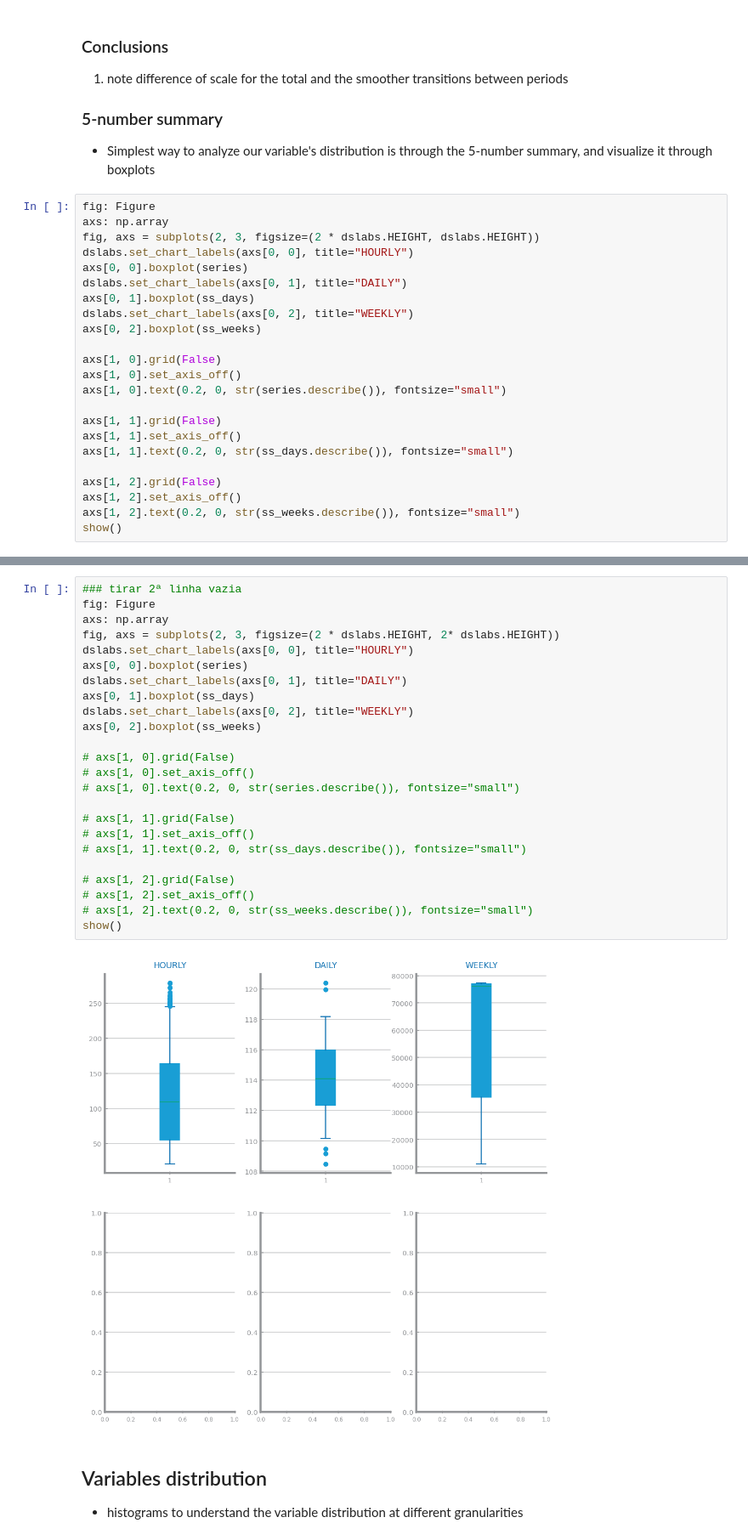
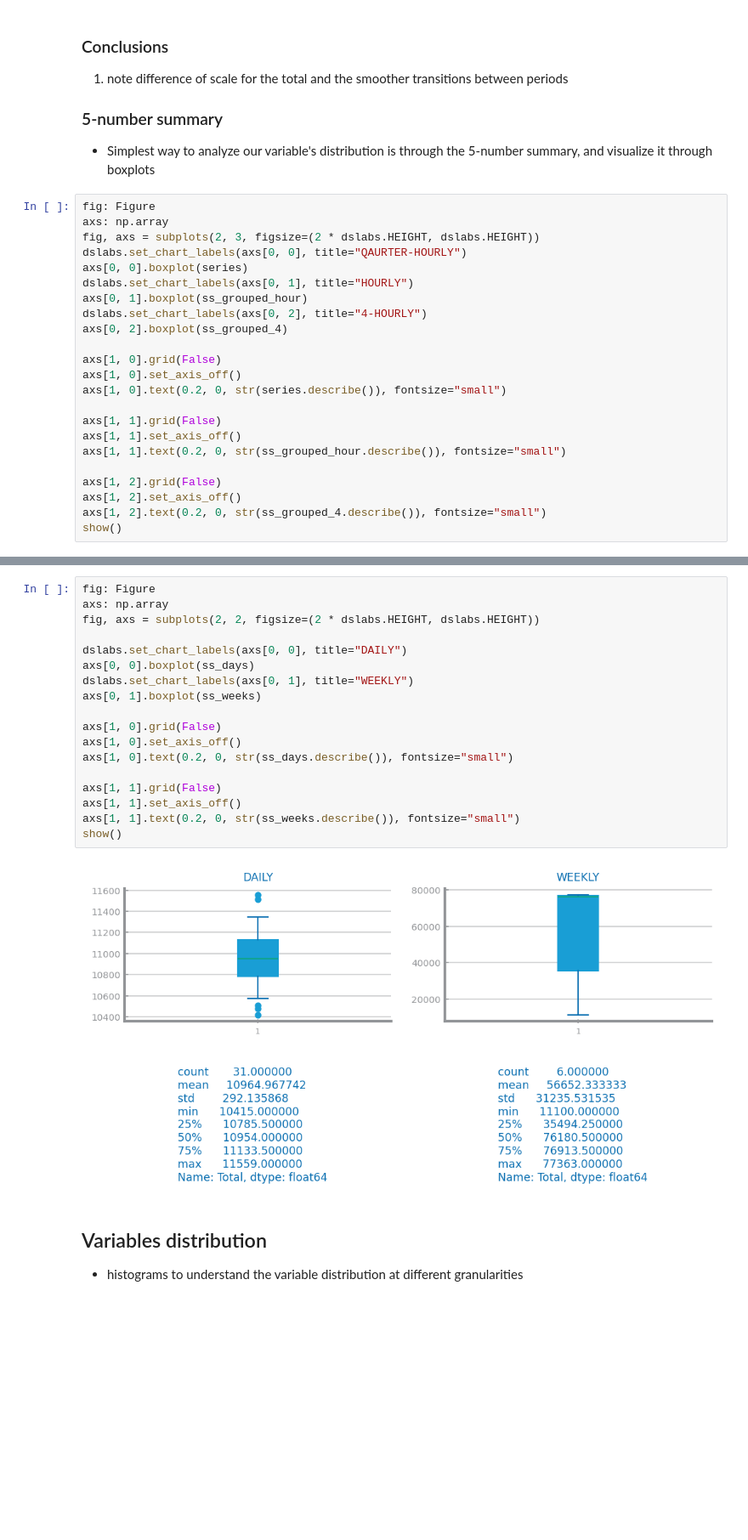
Before and after one commit to franciscoAbreuTecnico/Data-Science-IST, a Jupyter notebook: forecasting_services/data_profilling.ipynb, the cells around one changed output, grey strips where cells are left out. Shown at 85% size. Saved outputs shown, nothing was run; the diff lists cells and outputs as text; blank space fills up the shorter version.

Commit message:
Imagens Profilling feitas. Falta conclusoes para relatorio.

```diff
--- a/forecasting_services/data_profilling.ipynb
+++ b/forecasting_services/data_profilling.ipynb
@@ -129,12 +281,12 @@ show()
 fig: Figure
 axs: np.array
 fig, axs = subplots(2, 3, figsize=(2 * dslabs.HEIGHT, dslabs.HEIGHT))
-dslabs.set_chart_labels(axs[0, 0], title="HOURLY")
+dslabs.set_chart_labels(axs[0, 0], title="QAURTER-HOURLY")
 axs[0, 0].boxplot(series)
-dslabs.set_chart_labels(axs[0, 1], title="DAILY")
-axs[0, 1].boxplot(ss_days)
-dslabs.set_chart_labels(axs[0, 2], title="WEEKLY")
-axs[0, 2].boxplot(ss_weeks)
+dslabs.set_chart_labels(axs[0, 1], title="HOURLY")
+axs[0, 1].boxplot(ss_grouped_hour)
+dslabs.set_chart_labels(axs[0, 2], title="4-HOURLY")
+axs[0, 2].boxplot(ss_grouped_4)
 
 axs[1, 0].grid(False)
 axs[1, 0].set_axis_off()
@@ -142,10 +294,10 @@ axs[1, 0].text(0.2, 0, str(series.describe()), fontsize="small")
 
 axs[1, 1].grid(False)
 axs[1, 1].set_axis_off()
-axs[1, 1].text(0.2, 0, str(ss_days.describe()), fontsize="small")
+axs[1, 1].text(0.2, 0, str(ss_grouped_hour.describe()), fontsize="small")
 
 axs[1, 2].grid(False)
 axs[1, 2].set_axis_off()
-axs[1, 2].text(0.2, 0, str(ss_weeks.describe()), fontsize="small")
+axs[1, 2].text(0.2, 0, str(ss_grouped_4.describe()), fontsize="small")
 show()
 # %% [output]
@@ -153,29 +305,23 @@ show()
 # %%
-### tirar 2ª linha vazia
 fig: Figure
 axs: np.array
-fig, axs = subplots(2, 3, figsize=(2 * dslabs.HEIGHT, 2* dslabs.HEIGHT))
-dslabs.set_chart_labels(axs[0, 0], title="HOURLY")
-axs[0, 0].boxplot(series)
-dslabs.set_chart_labels(axs[0, 1], title="DAILY")
-axs[0, 1].boxplot(ss_days)
-dslabs.set_chart_labels(axs[0, 2], title="WEEKLY")
-axs[0, 2].boxplot(ss_weeks)
+fig, axs = subplots(2, 2, figsize=(2 * dslabs.HEIGHT, dslabs.HEIGHT))
 
-# axs[1, 0].grid(False)
-# axs[1, 0].set_axis_off()
-# axs[1, 0].text(0.2, 0, str(series.describe()), fontsize="small")
+dslabs.set_chart_labels(axs[0, 0], title="DAILY")
+axs[0, 0].boxplot(ss_days)
+dslabs.set_chart_labels(axs[0, 1], title="WEEKLY")
+axs[0, 1].boxplot(ss_weeks)
 
-# axs[1, 1].grid(False)
-# axs[1, 1].set_axis_off()
-# axs[1, 1].text(0.2, 0, str(ss_days.describe()), fontsize="small")
+axs[1, 0].grid(False)
+axs[1, 0].set_axis_off()
+axs[1, 0].text(0.2, 0, str(ss_days.describe()), fontsize="small")
 
-# axs[1, 2].grid(False)
-# axs[1, 2].set_axis_off()
-# axs[1, 2].text(0.2, 0, str(ss_weeks.describe()), fontsize="small")
+axs[1, 1].grid(False)
+axs[1, 1].set_axis_off()
+axs[1, 1].text(0.2, 0, str(ss_weeks.describe()), fontsize="small")
 show()
 # %% [output]
-[figure, old version]
+[figure, new version]
 # %% [markdown]
 ## Variables distribution
 - histograms to understand the variable distribution at different granularities
```
Also changed, not shown: parts of 12 cells of this notebook, 13 other files.
